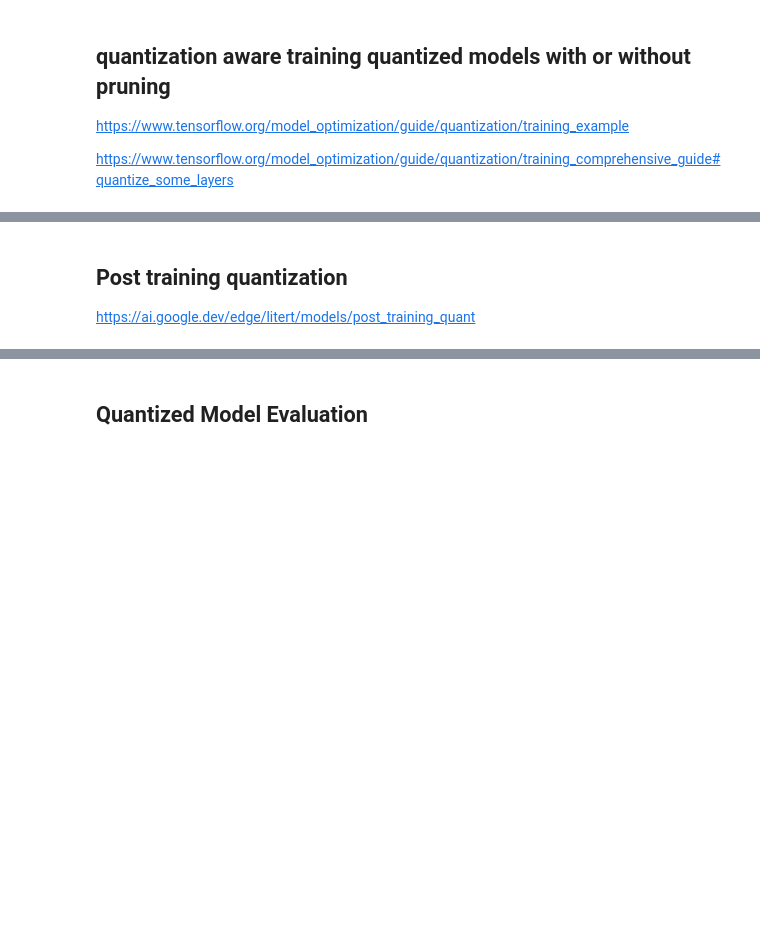
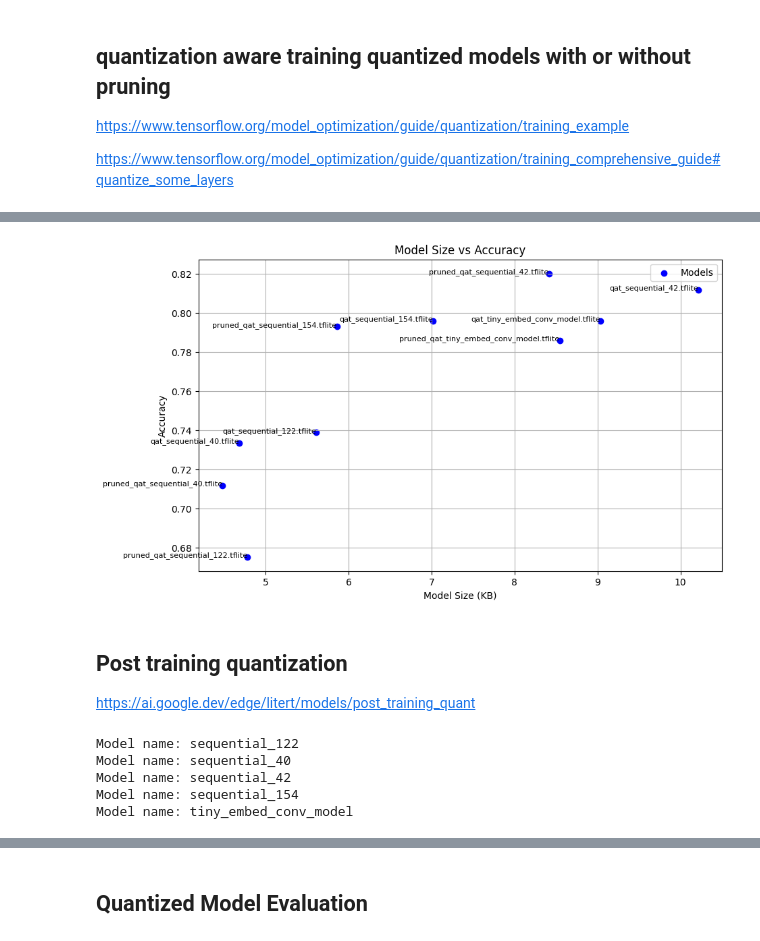
Before and after one commit to Gabinson200/ESPtinyML24, a Jupyter notebook: model_making/notebooks/audio_model_creation.ipynb, the cells around one changed output, grey strips where cells are left out. Drawn from its saved outputs; the diff is of its cells as text; code cells hidden in the pictures; blank space fills up the shorter version.

```diff
--- a/model_making/notebooks/audio_model_creation.ipynb
+++ b/model_making/notebooks/audio_model_creation.ipynb
@@ -636,13 +888,13 @@ def prune_model(model, train_spectrogram_ds, test_spectrogram_ds, qat=False):
     print_model_weights_sparsity(stripped_pruned_model)
 
     # Evaluate the pruned model on test data
-    _, pruned_model_accuracy = stripped_pruned_model.evaluate(test_data, test_labels, verbose=0)
+    _, pruned_model_accuracy = pruned_model.evaluate(test_data, test_labels, verbose=0)
     print("Pruned test accuracy:", pruned_model_accuracy)
 
     return stripped_pruned_model
 # %%
 basic_pruned_models = []
 
-for model in models:
+for model in final_models:
     pruned_model = prune_model(model, train_spectrogram_ds, test_spectrogram_ds, qat=False)
     basic_pruned_models.append(pruned_model)
@@ -800,10 +1154,14 @@ def get_gzipped_model_size(file):
 
   return os.path.getsize(zipped_file)/1000
 # %%
+p_and_qat_size_and_acc = {}
+
 for file in quantized_qat_models:
   print(f"Model: {file}")
   print(f"Size: {get_gzipped_model_size(file)} KB")
+  p_and_qat_size_and_acc[file] = (get_gzipped_model_size(file),)
 
 for file in pruning_quantized_qat_models:
   print(f"Model: {file}")
   print(f"Size: {get_gzipped_model_size(file)} KB")
+  p_and_qat_size_and_acc[file] = (get_gzipped_model_size(file),)
@@ -839,11 +1218,3 @@ def eval_model(interpreter):
   prediction_digits = np.array(prediction_digits)
   accuracy = np.mean((prediction_digits == test_labels))
   return accuracy
-# %%
-pqat_model_file = "C:\\Users\\adamk\\Downloads\\micro_speech_model_making\\notebooks\\pruned_qat_tiny_embed_conv_model.tflite"
-interpreter = tf.lite.Interpreter(pqat_model_file)
-interpreter.allocate_tensors()
-
-pqat_test_accuracy = eval_model(interpreter)
-
-print('Pruned and quantized TFLite test_accuracy:', pqat_test_accuracy)
@@ -850,3 +1272,31 @@ print('Pruned and quantized TFLite test_accuracy:', pqat_test_accuracy)
+# %%
+# Final visualization for pqat and qat models in tflite format
+p_and_qat_size_and_acc
+
+# Extract keys, sizes, and accuracies from the dictionary
+keys = list(p_and_qat_size_and_acc.keys())
+sizes = [value[0] for value in p_and_qat_size_and_acc.values()]
+accuracies = [value[1] for value in p_and_qat_size_and_acc.values()]
+
+# Create a scatter plot
+plt.figure(figsize=(10, 6))
+plt.scatter(sizes, accuracies, color='blue', label='Models')
+
+# Annotate each point with its corresponding model name
+for i, key in enumerate(keys):
+    plt.text(sizes[i], accuracies[i], key, fontsize=8, ha='right')
+
+# Add labels, title, and grid
+plt.xlabel('Model Size (KB)')
+plt.ylabel('Accuracy')
+plt.title('Model Size vs Accuracy')
+plt.grid(True)
+plt.legend()
+
+# Show the plot
+plt.show()
+# %% [output]
+[figure, added]
 # %% [markdown]
 ## Post training quantization
 
@@ -889,6 +1339,15 @@ def quantize_model_int16x8(model):
     converter.inference_output_type = tf.int16
     tflite_model = converter.convert()
     return tflite_model
+# %%
+for model in basic_pruned_models:
+    print("Model name:", model.name)
+# %% [output]
+Model name: sequential_122
+Model name: sequential_40
+Model name: sequential_42
+Model name: sequential_154
+Model name: tiny_embed_conv_model
 # %%
 # Quantize each trained model with different granularities and save them
 quantization_strategies = ['weight', 'full', 'dynamic']
```
Also changed, not shown: parts of 34 cells of this notebook.
